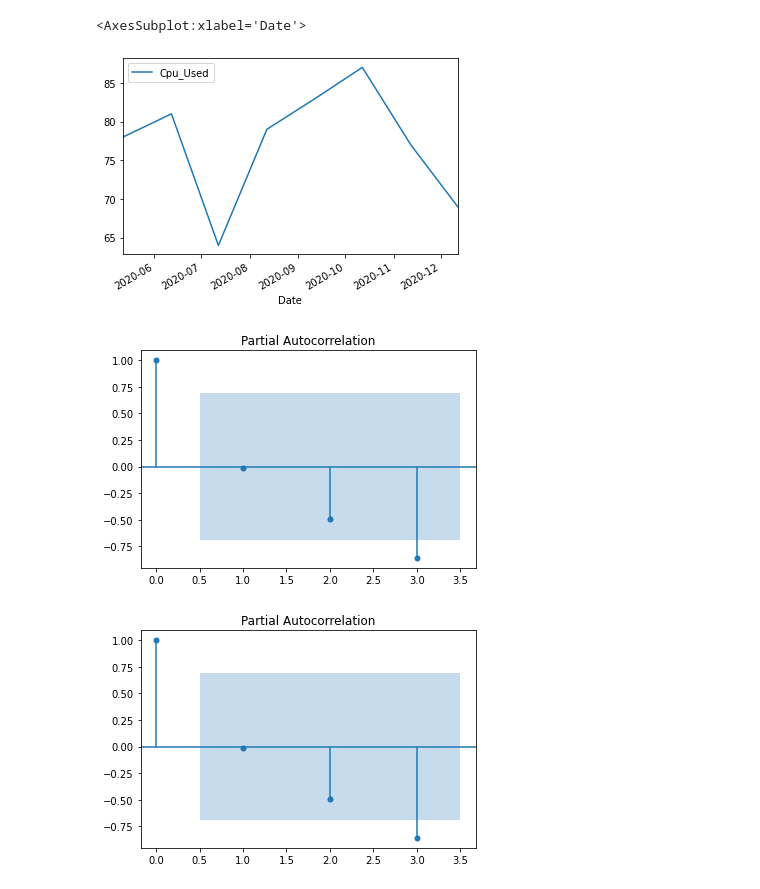
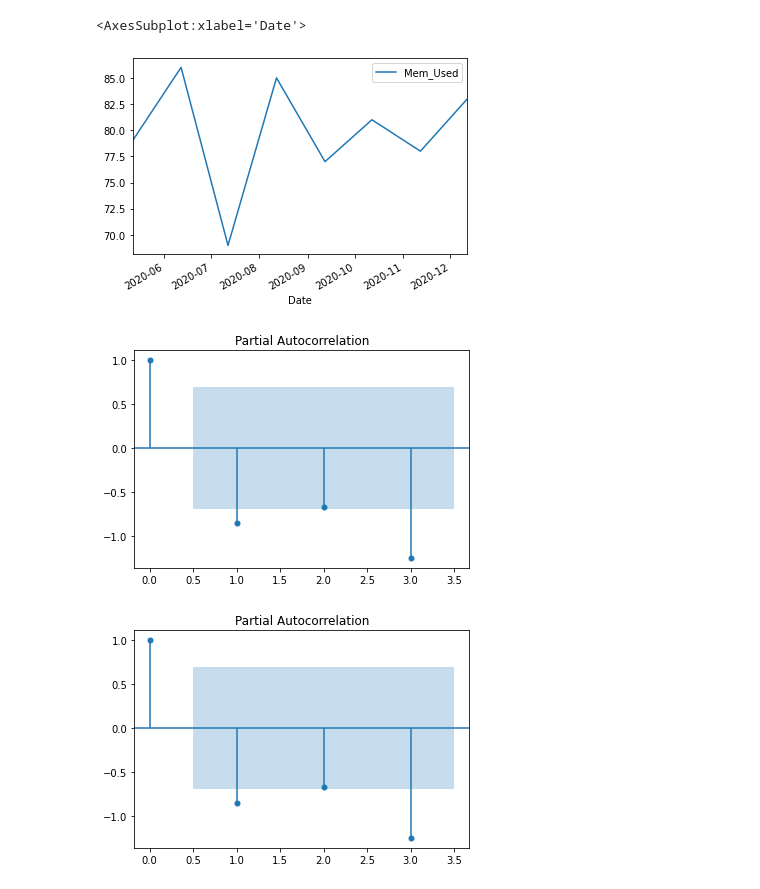
Before and after one commit to Aateefkhan/aateef-thesis, a Jupyter notebook: jupyter/memory.ipynb, the cells around one changed output. Drawn from its saved outputs; the diff is of its cells as text; code cells hidden in the pictures.

```diff
--- a/jupyter/memory.ipynb
+++ b/jupyter/memory.ipynb
@@ -8,2 +9,2 @@ import matplotlib.pyplot as plt
 # %%
-mem_util = pns.read_csv('/root/aateef-thesis/jupyter/csv/cpu.csv', parse_dates = [0], index_col = [0])
+mem = pns.read_csv('/root/aateef-thesis/jupyter/csv/mem.csv', parse_dates = [0], index_col = [0])
@@ -23,11 +24,11 @@ mem_util
 # %%
-mem_util.plot()
+mem.plot()
 # %% [output]
 <AxesSubplot:xlabel='Date'>
-[figure, old version]
+[figure, new version]
 # %%
-plot_pacf(mem_util, lags=3)
+plot_pacf(mem, lags=3)
 # %% [output]
-[figure, old version]
+[figure, new version]
-[figure, old version]
+[figure, new version]
 # %%
```
Also changed, not shown: parts of 13 cells of this notebook, 13 other files.
